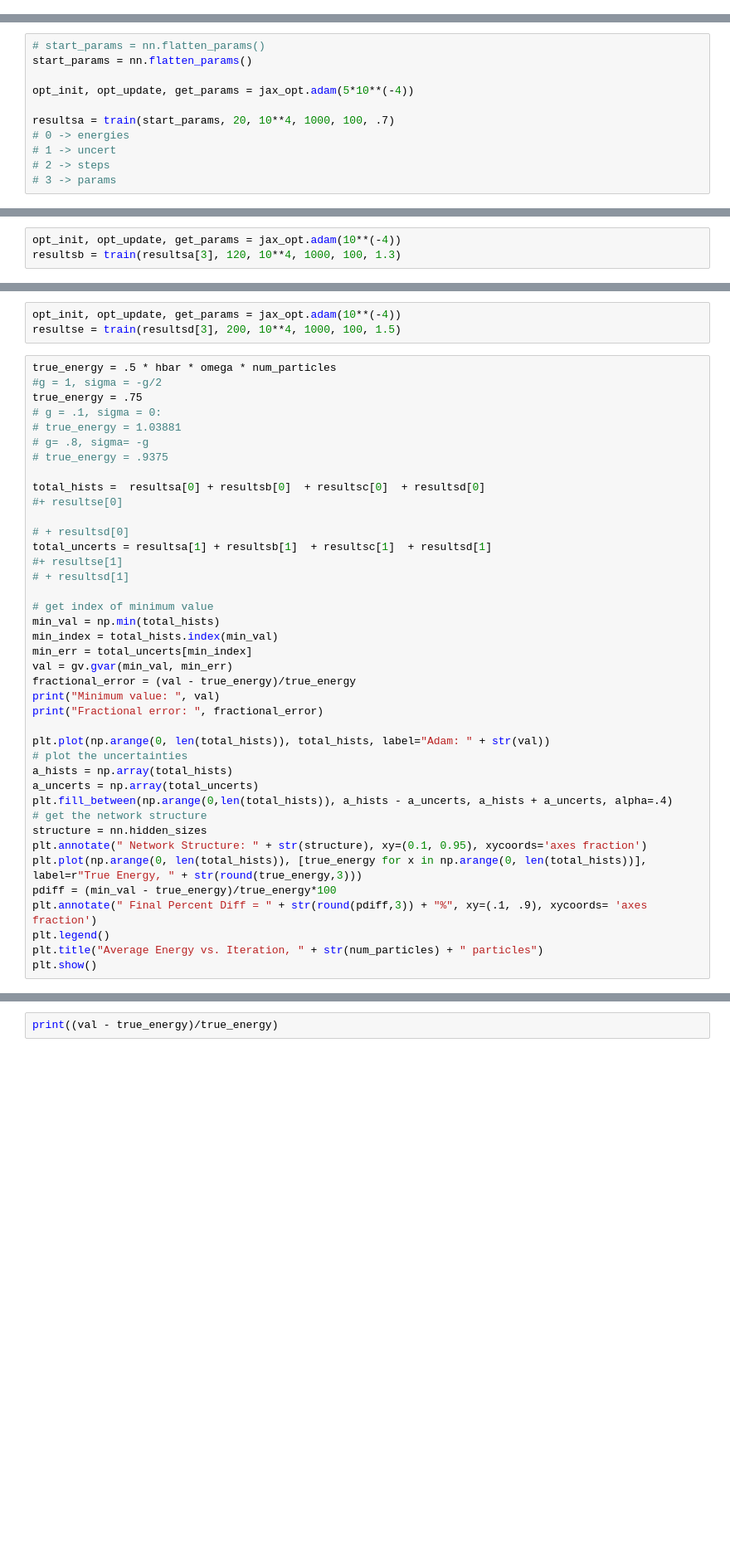
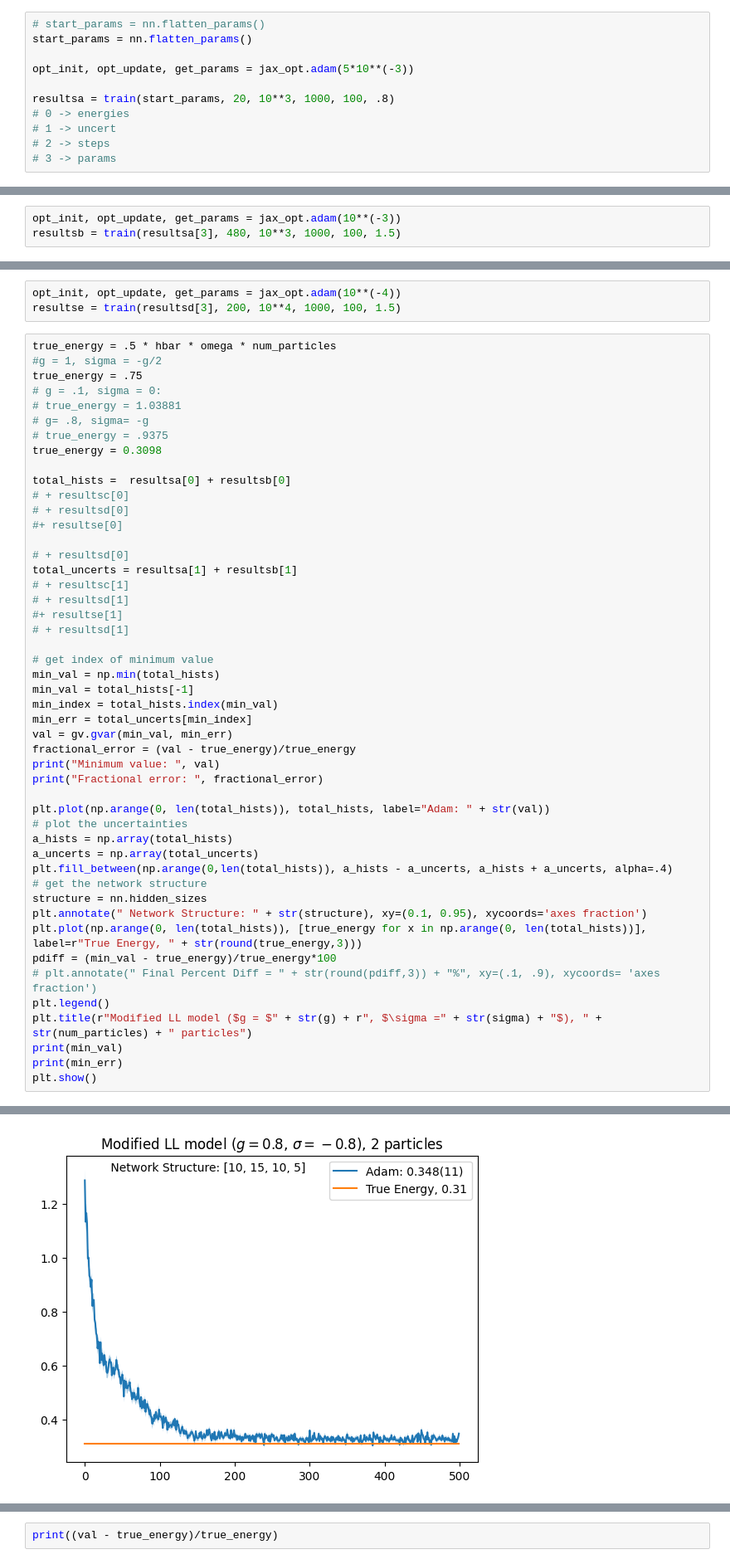
Before and after one commit to hershkumar/summer2022, a Jupyter notebook: neural/nn_delta.ipynb, the cells around one changed output, grey strips where cells are left out. Shown at 83% size. Saved outputs shown, nothing was run; the diff lists cells and outputs as text; blank space fills up the shorter version.

Commit message:
start fermionic harmonic oscillator

```diff
--- a/neural/nn_delta.ipynb
+++ b/neural/nn_delta.ipynb
@@ -379 +364,12 @@ print("number of parameters" , len(nn.flatten_params()))
+# %%
+# start_params = nn.flatten_params()
+start_params = nn.flatten_params()
+
+opt_init, opt_update, get_params = jax_opt.adam(5*10**(-3))
+
+resultsa = train(start_params, 20, 10**3, 1000, 100, .8)
+# 0 -> energies
+# 1 -> uncert
+# 2 -> steps
+# 3 -> params
 # %%
@@ -382,11 +379,0 @@ print("Accept/Reject ratio", sample(nn.flatten_params(), num_samples=10**3, vari
-# %%
-# start_params = nn.flatten_params()
-start_params = nn.flatten_params()
-
-opt_init, opt_update, get_params = jax_opt.adam(5*10**(-4))
-
-resultsa = train(start_params, 20, 10**4, 1000, 100, .7)
-# 0 -> energies
-# 1 -> uncert
-# 2 -> steps
-# 3 -> params
@@ -396,6 +380,6 @@ print("Accept/Reject ratio", sample(resultsa[3], num_samples=10**3, variation_si
 # %%
-opt_init, opt_update, get_params = jax_opt.adam(10**(-4))
-resultsb = train(resultsa[3], 120, 10**4, 1000, 100, 1.3)
+opt_init, opt_update, get_params = jax_opt.adam(10**(-3))
+resultsb = train(resultsa[3], 480, 10**3, 1000, 100, 1.5)
 # %%
 variation = 1.6
 print("Accept/Reject ratio", sample(resultsb[3], num_samples=10**3, variation_size=variation)[2])
@@ -422,17 +410,23 @@ true_energy = .75
 # true_energy = 1.03881
 # g= .8, sigma= -g
 # true_energy = .9375
+true_energy = 0.3098
 
-total_hists =  resultsa[0] + resultsb[0]  + resultsc[0]  + resultsd[0]
+total_hists =  resultsa[0] + resultsb[0]
+# + resultsc[0]
+# + resultsd[0]
 #+ resultse[0]
 
 # + resultsd[0]
-total_uncerts = resultsa[1] + resultsb[1]  + resultsc[1]  + resultsd[1]
+total_uncerts = resultsa[1] + resultsb[1]
+# + resultsc[1]
+# + resultsd[1]
 #+ resultse[1]
 # + resultsd[1]
 
 # get index of minimum value
 min_val = np.min(total_hists)
+min_val = total_hists[-1]
 min_index = total_hists.index(min_val)
 min_err = total_uncerts[min_index]
 val = gv.gvar(min_val, min_err)
@@ -450,7 +444,10 @@ structure = nn.hidden_sizes
 plt.annotate(" Network Structure: " + str(structure), xy=(0.1, 0.95), xycoords='axes fraction')
 plt.plot(np.arange(0, len(total_hists)), [true_energy for x in np.arange(0, len(total_hists))], label=r"True Energy, " + str(round(true_energy,3)))
 pdiff = (min_val - true_energy)/true_energy*100
-plt.annotate(" Final Percent Diff = " + str(round(pdiff,3)) + "%", xy=(.1, .9), xycoords= 'axes fraction')
+# plt.annotate(" Final Percent Diff = " + str(round(pdiff,3)) + "%", xy=(.1, .9), xycoords= 'axes fraction')
 plt.legend()
-plt.title("Average Energy vs. Iteration, " + str(num_particles) + " particles")
+plt.title(r"Modified LL model ($g = $" + str(g) + r", $\sigma =" + str(sigma) + "$), " + str(num_particles) + " particles")
+print(min_val)
+print(min_err)
 plt.show()
+# %% [output]
@@ -456,0 +458 @@ plt.show()
+[figure, added]
```
Also changed, not shown: parts of 15 cells of this notebook, 11 other files.
